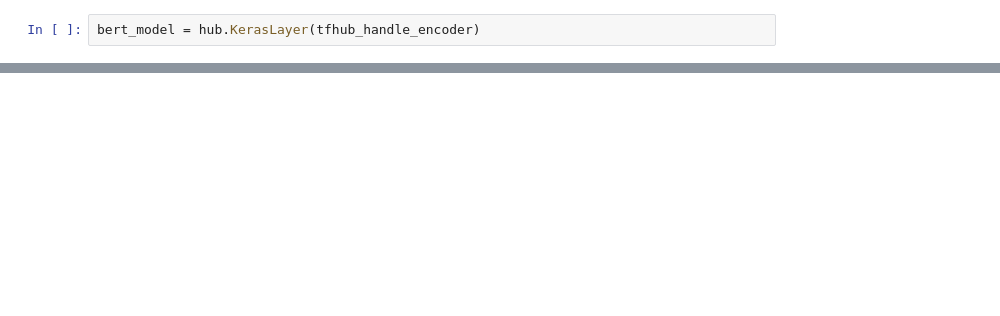
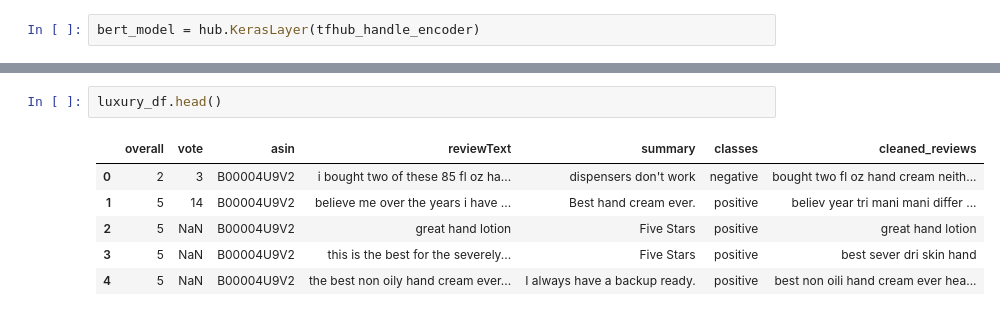
Before and after one commit to bajajraj/FI824AmazonReviewAnalysis, a Jupyter notebook: FI824FinalProject.ipynb, the cells around one changed output, grey strips where cells are left out. Cells and saved outputs as stored; diff of their text form; blank space fills up the shorter version.

```diff
--- a/FI824FinalProject.ipynb
+++ b/FI824FinalProject.ipynb
@@ -246,0 +313,9 @@ ValueError: ignored
+# %%
+luxury_df.head()
+# %% [output]
+|  | overall | vote | asin | reviewText | summary | classes | cleaned_reviews |
+| 0 | 2 | 3 | B00004U9V2 | i bought two of these 85 fl oz ha... | dispensers don't work | negative | bought two fl oz hand cream neith... |
+| 1 | 5 | 14 | B00004U9V2 | believe me over the years i have ... | Best hand cream ever. | positive | believ year tri mani mani differ ... |
+| 2 | 5 | NaN | B00004U9V2 | great hand lotion | Five Stars | positive | great hand lotion |
+| 3 | 5 | NaN | B00004U9V2 | this is the best for the severely... | Five Stars | positive | best sever dri skin hand |
+| 4 | 5 | NaN | B00004U9V2 | the best non oily hand cream ever... | I always have a backup ready. | positive | best non oili hand cream ever hea... |
```
Also changed, not shown: parts of 21 cells of this notebook.
